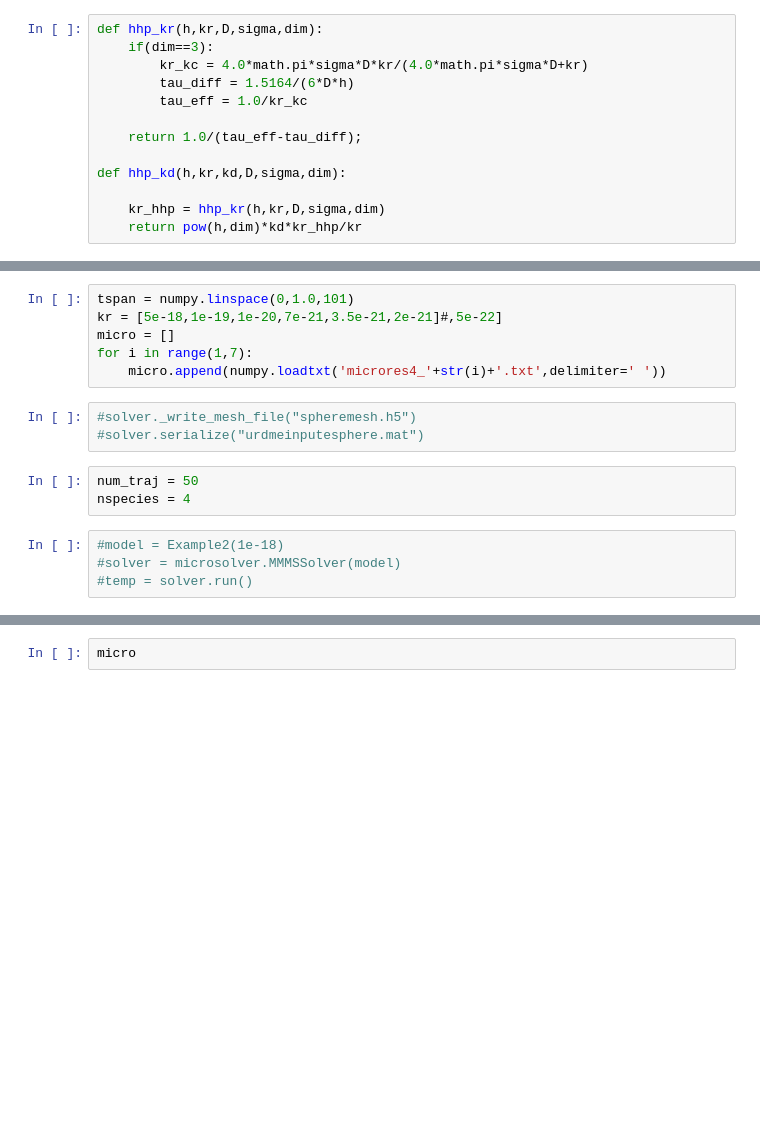
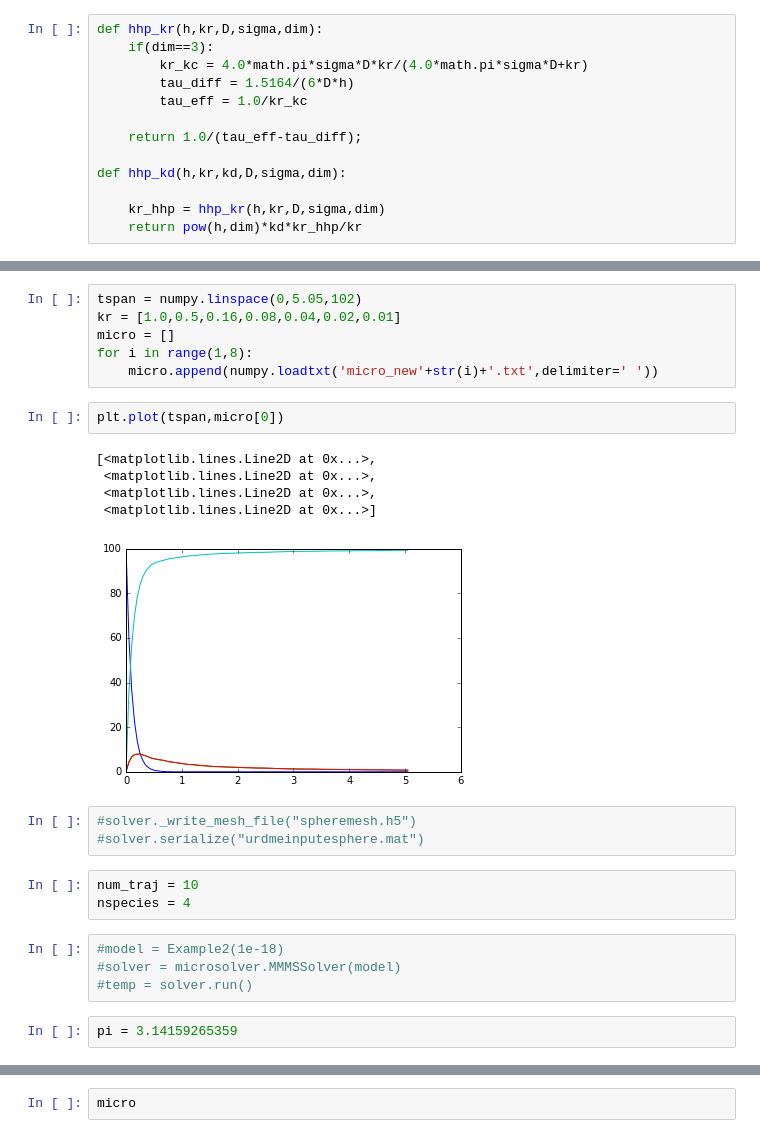
Before and after one commit to ahellander/pyurdme, a Jupyter notebook: examples/micro1/Example1.ipynb, the cells around one changed output, grey strips where cells are left out. Saved outputs shown, nothing was run; the diff lists cells and outputs as text; blank space fills up the shorter version.

```diff
--- a/examples/micro1/Example1.ipynb
+++ b/examples/micro1/Example1.ipynb
@@ -83,18 +82,28 @@ class Example2(pyurdme.URDMEModel):
 # %%
-tspan = numpy.linspace(0,1.0,101)
-kr = [5e-18,1e-19,1e-20,7e-21,3.5e-21,2e-21]#,5e-22]
+tspan = numpy.linspace(0,5.05,102)
+kr = [1.0,0.5,0.16,0.08,0.04,0.02,0.01]
 micro = []
-for i in range(1,7):
-    micro.append(numpy.loadtxt('microres4_'+str(i)+'.txt',delimiter=' '))
+for i in range(1,8):
+    micro.append(numpy.loadtxt('micro_new'+str(i)+'.txt',delimiter=' '))
+# %%
+plt.plot(tspan,micro[0])
+# %% [output]
+[<matplotlib.lines.Line2D at 0x...>,
+ <matplotlib.lines.Line2D at 0x...>,
+ <matplotlib.lines.Line2D at 0x...>,
+ <matplotlib.lines.Line2D at 0x...>]
+[figure, added]
 # %%
 #solver._write_mesh_file("spheremesh.h5")
 #solver.serialize("urdmeinputesphere.mat")
 # %%
-num_traj = 50
+num_traj = 10
 nspecies = 4
 # %%
 #model = Example2(1e-18)
 #solver = microsolver.MMMSSolver(model)
 #temp = solver.run()
+# %%
+pi = 3.14159265359
 # %%
 timem1 = time.time()
```
Also changed, not shown: parts of 7 cells of this notebook, 7 other files.
